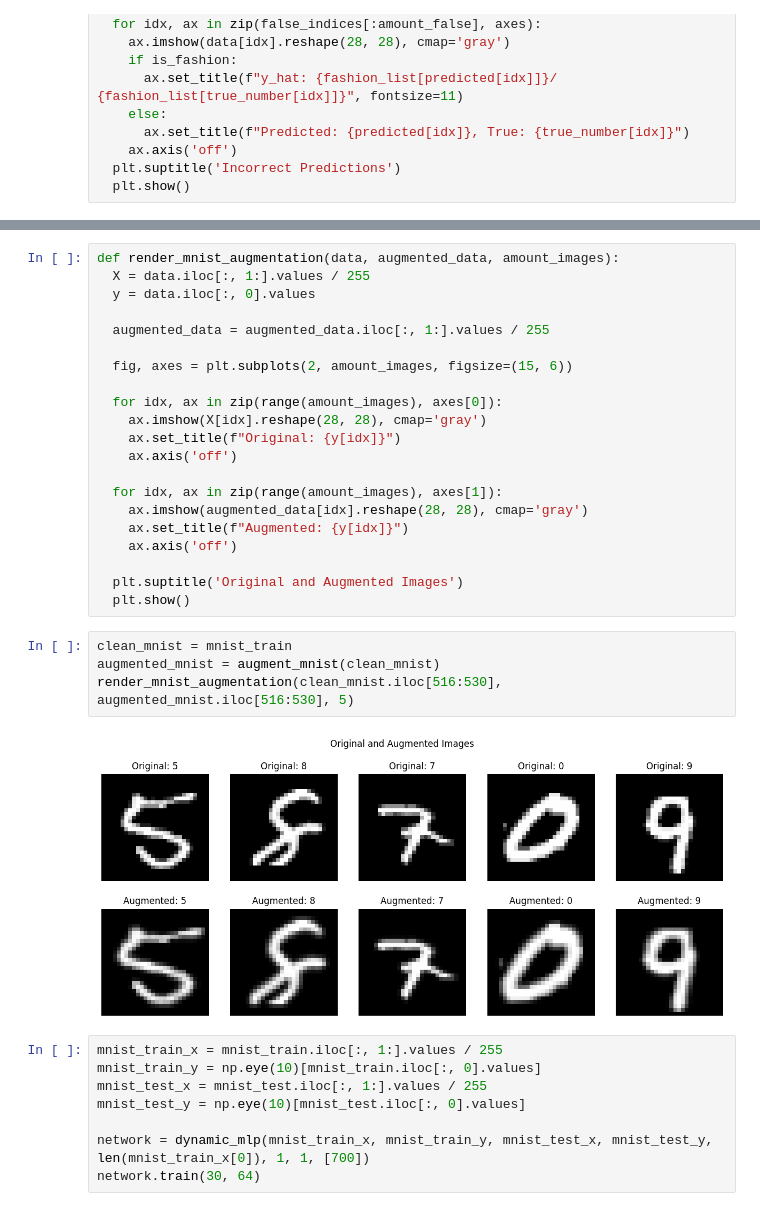
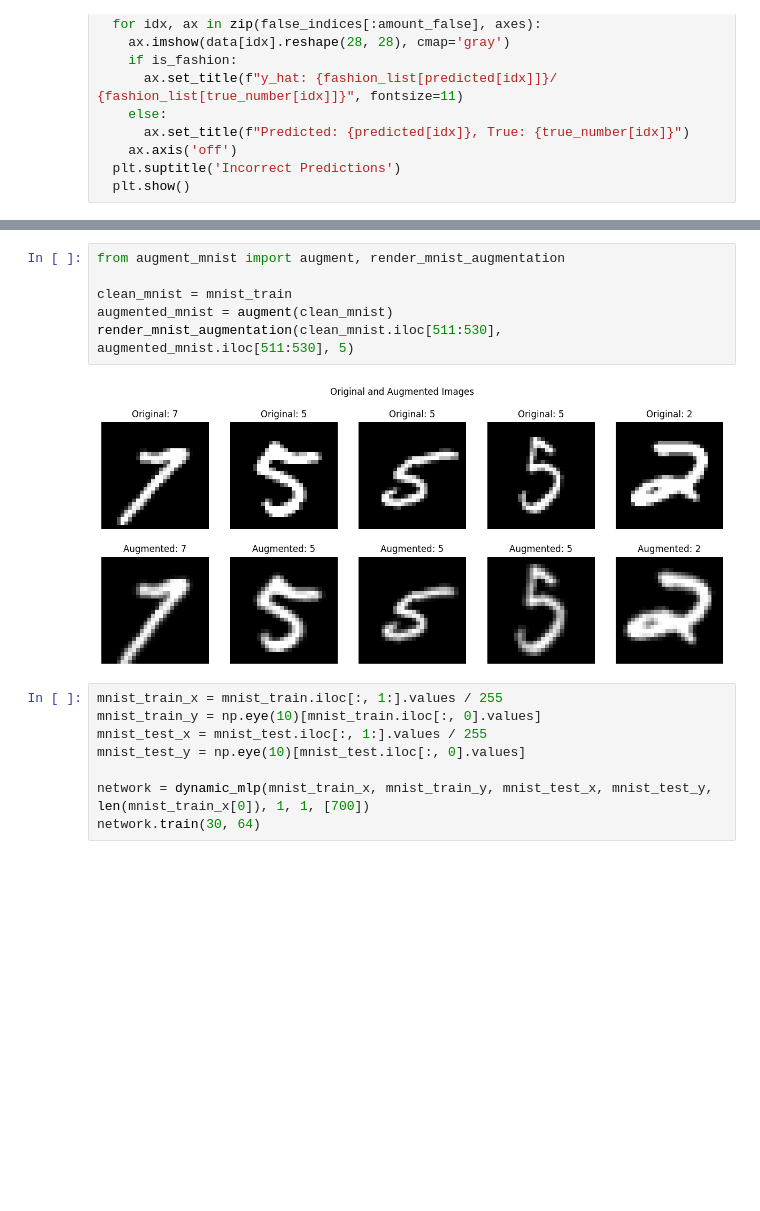
Before and after one commit to erjbroek/NNfromScratch, a Jupyter notebook: nn.ipynb, the cells around one changed output, grey strips where cells are left out. Saved outputs shown, nothing was run; the diff lists cells and outputs as text; blank space fills up the shorter version.

Commit message:
seperated augmentation in correct file

```diff
--- a/nn.ipynb
+++ b/nn.ipynb
@@ -114,30 +81,11 @@ def augment_mnist(data):
-# %%
-def render_mnist_augmentation(data, augmented_data, amount_images):
-  X = data.iloc[:, 1:].values / 255
-  y = data.iloc[:, 0].values
-
-  augmented_data = augmented_data.iloc[:, 1:].values / 255
-
-  fig, axes = plt.subplots(2, amount_images, figsize=(15, 6))
-
-  for idx, ax in zip(range(amount_images), axes[0]):
-    ax.imshow(X[idx].reshape(28, 28), cmap='gray')
-    ax.set_title(f"Original: {y[idx]}")
-    ax.axis('off')
-
-  for idx, ax in zip(range(amount_images), axes[1]):
-    ax.imshow(augmented_data[idx].reshape(28, 28), cmap='gray')
-    ax.set_title(f"Augmented: {y[idx]}")
-    ax.axis('off')
-
-  plt.suptitle('Original and Augmented Images')
-  plt.show()
 # %%
+from augment_mnist import augment, render_mnist_augmentation
+
 clean_mnist = mnist_train
-augmented_mnist = augment_mnist(clean_mnist)
-render_mnist_augmentation(clean_mnist.iloc[516:530], augmented_mnist.iloc[516:530], 5)
+augmented_mnist = augment(clean_mnist)
+render_mnist_augmentation(clean_mnist.iloc[511:530], augmented_mnist.iloc[511:530], 5)
 # %% [output]
-[figure, old version]
+[figure, new version]
 # %%
 mnist_train_x = mnist_train.iloc[:, 1:].values / 255
 mnist_train_y = np.eye(10)[mnist_train.iloc[:, 0].values]
```
Also changed, not shown: parts of 1 cell of this notebook, 1 other file.
